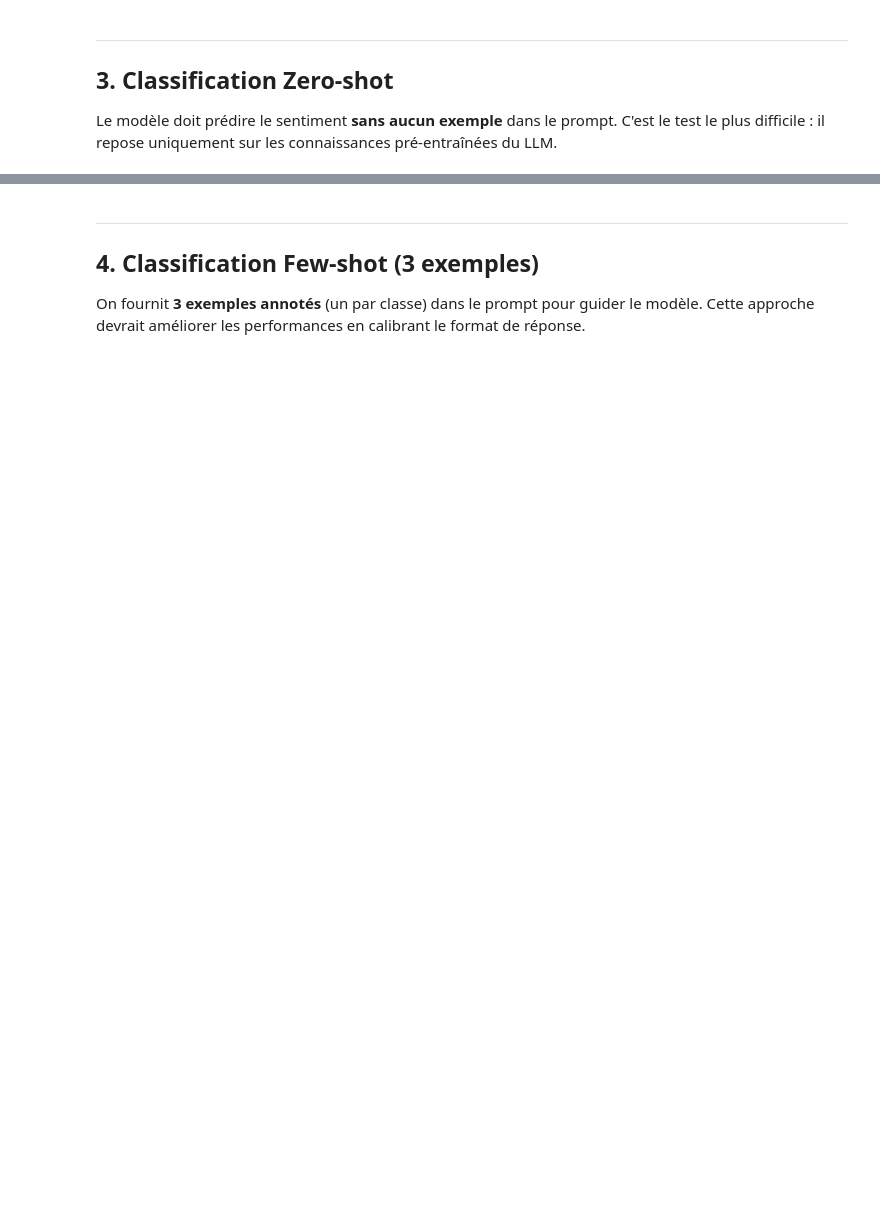
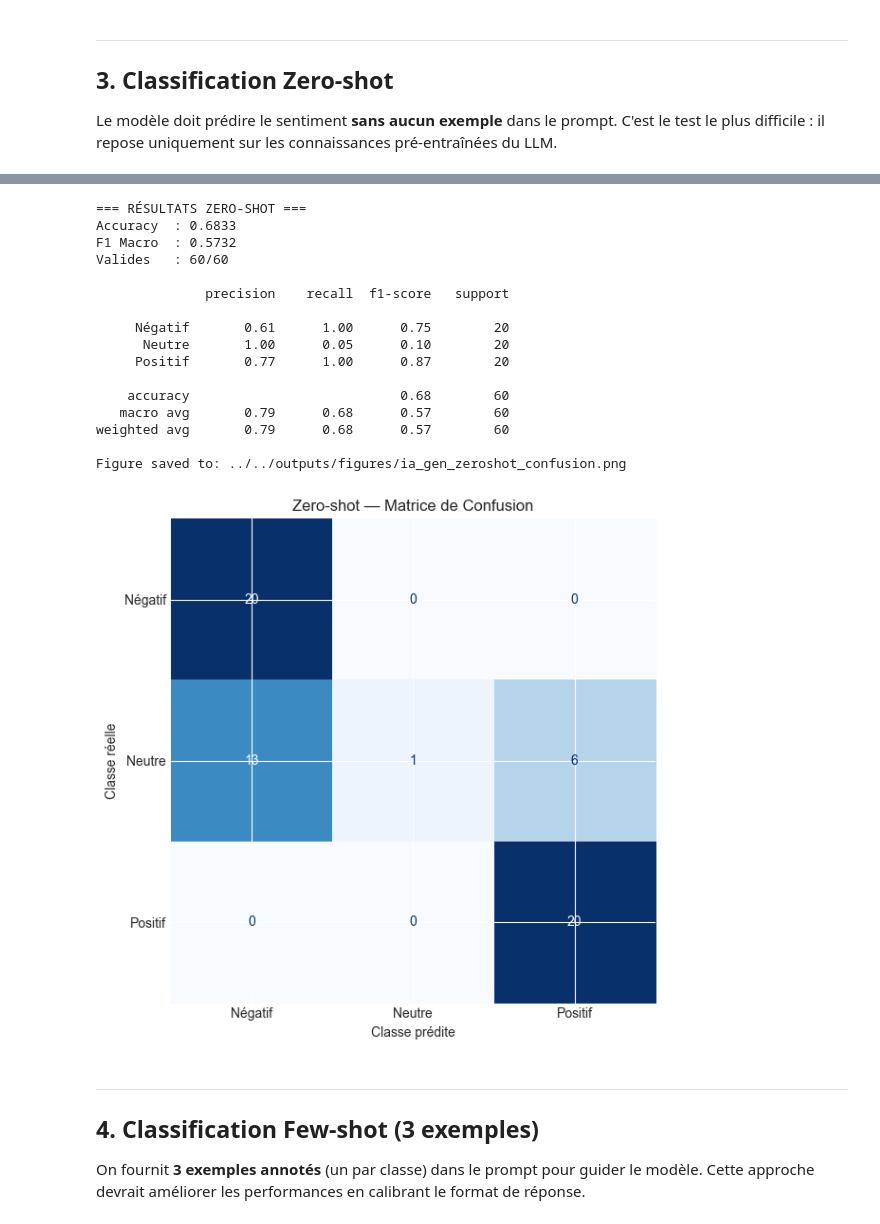
Before and after one commit to adamelhirch/S6C01, a Jupyter notebook: notebooks/5-deep-learning/04-ia-generative.ipynb, the cells around one changed output, grey strips where cells are left out. Drawn from its saved outputs; the diff is of its cells as text; code cells hidden in the pictures; blank space fills up the shorter version.

```diff
--- a/notebooks/5-deep-learning/04-ia-generative.ipynb
+++ b/notebooks/5-deep-learning/04-ia-generative.ipynb
@@ -74,9 +77,11 @@ df = df.dropna(subset=['text', 'stars'])
 df['polarity'] = df['stars'].apply(lambda x: 0 if x <= 2 else (1 if x == 3 else 2))
 
 # Échantillon stratifié : 20 avis par classe
-df_sample = df.groupby('polarity', group_keys=False).apply(
-    lambda x: x.sample(n=20, random_state=RANDOM_STATE)
-).reset_index(drop=True)
+samples = []
+for pol_class in [0, 1, 2]:
+    subset = df[df['polarity'] == pol_class].sample(n=20, random_state=RANDOM_STATE)
+    samples.append(subset)
+df_sample = pd.concat(samples).reset_index(drop=True)
 
 print(f"Échantillon : {len(df_sample)} avis")
 print(f"Distribution :")
@@ -90,7 +102,7 @@ for i, name in enumerate(POLARITY_NAMES):
 DeepSeek-R1 utilise des blocs `<think>...</think>` pour son raisonnement interne.
 On les supprime pour extraire la réponse finale.
 # %%
-def query_ollama(prompt, temperature=0.1, max_tokens=128):
+def query_ollama(prompt, temperature=0.1, max_tokens=512):
     '''Envoie un prompt à DeepSeek-R1 via Ollama.'''
     payload = {
         "model": MODEL_NAME,
@@ -148,5 +160,5 @@ def classify_batch(texts, prompt_fn, desc="Classification"):
 
 
 # Test rapide
-resp = query_ollama("Say hello in one word.", max_tokens=16)
+resp = query_ollama("Say hello in one word.", max_tokens=64)
 print(f"Test Ollama : {parse_response(resp)}")
@@ -192,30 +222,55 @@ print(f"Réponses non reconnues : {n_invalid_zs}/{len(texts)}")
 # %%
 # Évaluer les prédictions valides
 valid_zs = preds_zs != -1
 y_true_zs = y_true[valid_zs]
 preds_zs_v = preds_zs[valid_zs]
 
-acc_zs = accuracy_score(y_true_zs, preds_zs_v)
-f1_zs = f1_score(y_true_zs, preds_zs_v, average='macro', zero_division=0)
+if valid_zs.sum() == 0:
+    print("ERREUR : aucune prédiction valide ! Vérifiez le format de réponse.")
+    print("Exemples de réponses brutes :")
+    for r in raw_zs[:3]:
+        print(f"  {repr(r[:200])}")
+    acc_zs, f1_zs = 0.0, 0.0
+else:
+    acc_zs = accuracy_score(y_true_zs, preds_zs_v)
+    f1_zs = f1_score(y_true_zs, preds_zs_v, average='macro', zero_division=0)
 
-print("=== RÉSULTATS ZERO-SHOT ===")
-print(f"Accuracy  : {acc_zs:.4f}")
-print(f"F1 Macro  : {f1_zs:.4f}")
-print(f"Valides   : {valid_zs.sum()}/{len(preds_zs)}")
-print()
-print(classification_report(y_true_zs, preds_zs_v, target_names=POLARITY_NAMES, zero_division=0))
+    print("=== RÉSULTATS ZERO-SHOT ===")
+    print(f"Accuracy  : {acc_zs:.4f}")
+    print(f"F1 Macro  : {f1_zs:.4f}")
+    print(f"Valides   : {valid_zs.sum()}/{len(preds_zs)}")
+    print()
+    print(classification_report(y_true_zs, preds_zs_v, target_names=POLARITY_NAMES, zero_division=0))
 
-# Matrice de confusion
-fig, ax = plt.subplots(figsize=(7, 6))
-cm = confusion_matrix(y_true_zs, preds_zs_v, labels=[0, 1, 2])
-disp = ConfusionMatrixDisplay(cm, display_labels=POLARITY_NAMES)
-disp.plot(cmap='Blues', ax=ax, colorbar=False)
-ax.set_title('Zero-shot — Matrice de Confusion')
-ax.set_ylabel('Classe réelle')
-ax.set_xlabel('Classe prédite')
-plt.tight_layout()
-save_figure('ia_gen_zeroshot_confusion.png', output_dir='../../outputs/figures')
-plt.show()
+    # Matrice de confusion
+    fig, ax = plt.subplots(figsize=(7, 6))
+    cm = confusion_matrix(y_true_zs, preds_zs_v, labels=[0, 1, 2])
+    disp = ConfusionMatrixDisplay(cm, display_labels=POLARITY_NAMES)
+    disp.plot(cmap='Blues', ax=ax, colorbar=False)
+    ax.set_title('Zero-shot — Matrice de Confusion')
+    ax.set_ylabel('Classe réelle')
+    ax.set_xlabel('Classe prédite')
+    plt.tight_layout()
+    save_figure('ia_gen_zeroshot_confusion.png', output_dir='../../outputs/figures')
+    plt.show()
+# %% [output]
+=== RÉSULTATS ZERO-SHOT ===
+Accuracy  : 0.6833
+F1 Macro  : 0.5732
+Valides   : 60/60
+
+              precision    recall  f1-score   support
+
+     Négatif       0.61      1.00      0.75        20
+      Neutre       1.00      0.05      0.10        20
+     Positif       0.77      1.00      0.87        20
+
+    accuracy                           0.68        60
+   macro avg       0.79      0.68      0.57        60
+weighted avg       0.79      0.68      0.57        60
+
+Figure saved to: ../../outputs/figures/ia_gen_zeroshot_confusion.png
+[figure, added]
 # %% [markdown]
 ---
 ## 4. Classification Few-shot (3 exemples)
```
Also changed, not shown: parts of 12 cells of this notebook.
